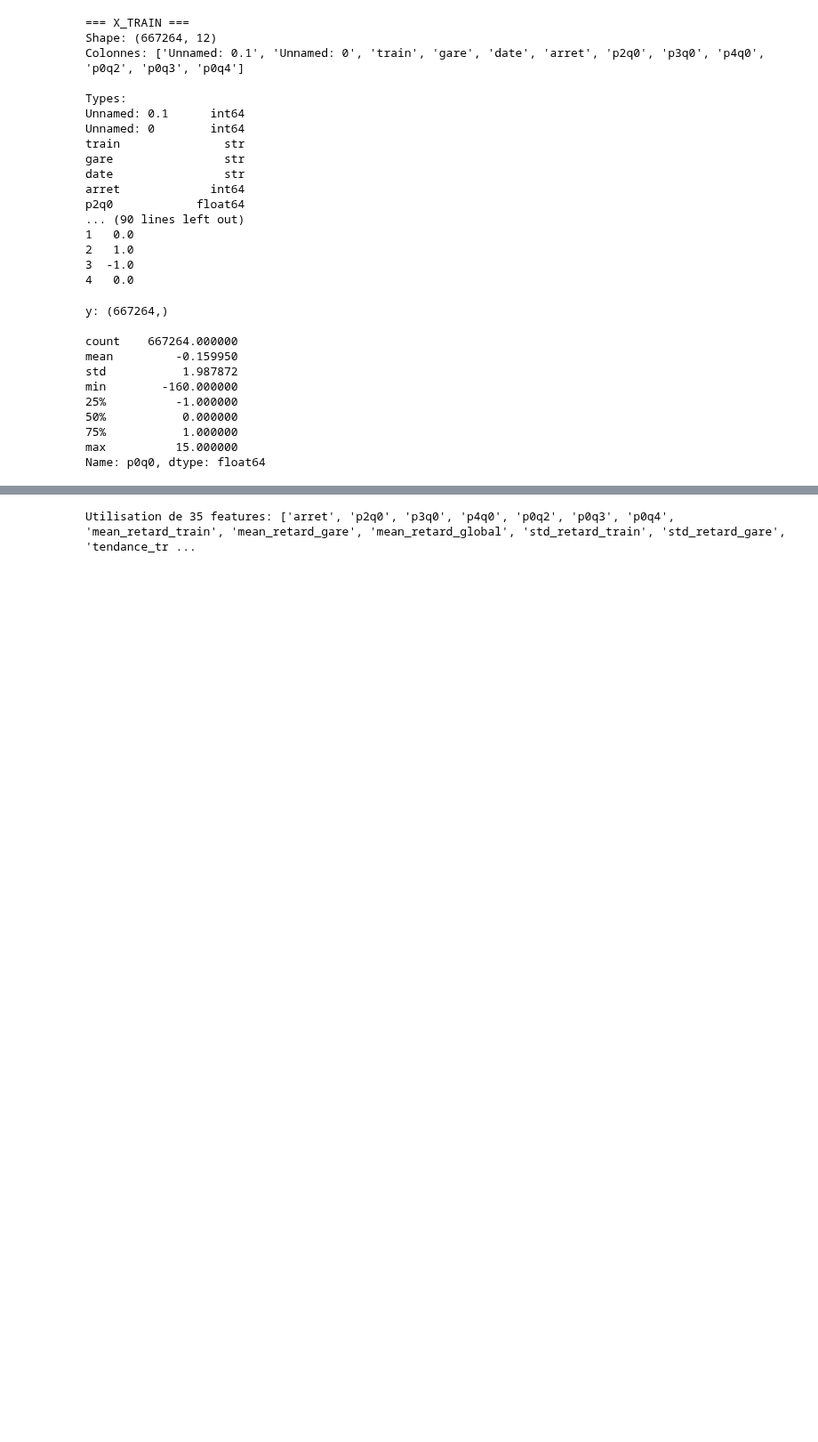
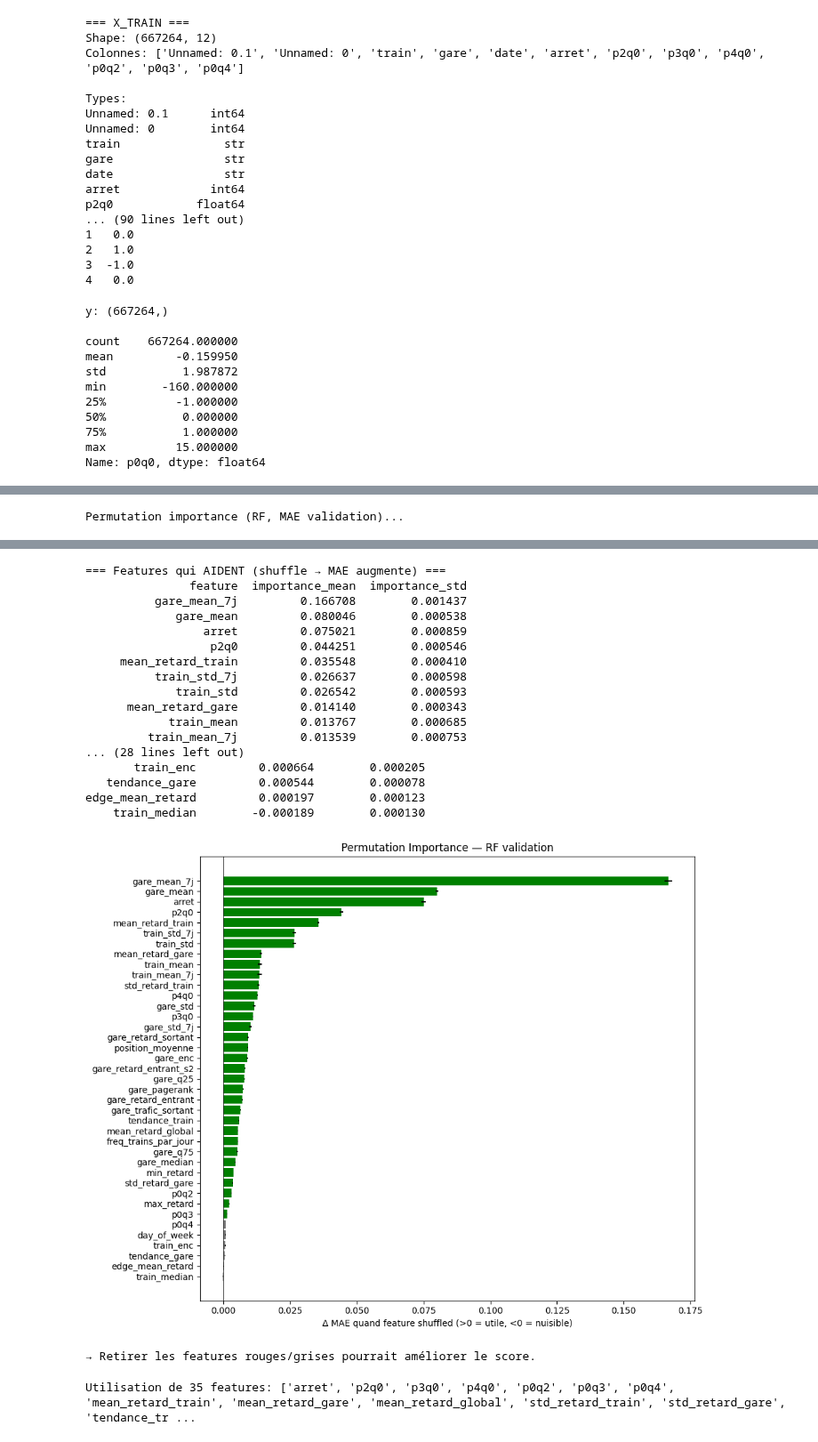
Before and after one commit to Benoit-DAVID-33/Ynov, a Jupyter notebook: semaine_23_03_2026/ML/Transilien_SNCF/test2.ipynb, the cells around one changed output, grey strips where cells are left out. Shown at 89% size. Drawn from its saved outputs; the diff is of its cells as text; code cells hidden in the pictures; blank space fills up the shorter version.

```diff
--- a/semaine_23_03_2026/ML/Transilien_SNCF/test2.ipynb
+++ b/semaine_23_03_2026/ML/Transilien_SNCF/test2.ipynb
@@ -465,0 +465,47 @@ plt.show()
+# %%
+# ===== PERMUTATION IMPORTANCE sur MAE validation =====
+# Shuffle chaque feature 10 fois, mesure l'impact sur MAE
+# Si MAE BAISSE quand on shuffle → la feature NUIT au modèle
+
+from sklearn.inspection import permutation_importance
+
+print("Permutation importance (RF, MAE validation)...")
+perm_result = permutation_importance(
+    model, x_val[FEATURES], y_val,
+    scoring='neg_mean_absolute_error',
+    n_repeats=10,
+    random_state=42,
+    n_jobs=1
+)
+
+perm_df = pd.DataFrame({
+    'feature': FEATURES,
+    'importance_mean': perm_result.importances_mean,
+    'importance_std': perm_result.importances_std
+}).sort_values('importance_mean', ascending=False)
+
+print("\n=== Features qui AIDENT (shuffle → MAE augmente) ===")
+helpful = perm_df[perm_df['importance_mean'] > 0.001]
+print(helpful.to_string(index=False))
+
+print("\n=== Features NEUTRES ou NUISIBLES (shuffle → MAE baisse ou stable) ===")
+harmful = perm_df[perm_df['importance_mean'] <= 0.001]
+print(harmful.to_string(index=False))
+
+# Barplot
+import matplotlib.pyplot as plt
+fig, ax = plt.subplots(figsize=(10, 8))
+colors = ['green' if v > 0.001 else ('red' if v < -0.001 else 'gray')
+          for v in perm_df['importance_mean']]
+ax.barh(perm_df['feature'], perm_df['importance_mean'], xerr=perm_df['importance_std'], color=colors)
+ax.axvline(x=0, color='black', linewidth=0.5)
+ax.set_xlabel('Δ MAE quand feature shuffled (>0 = utile, <0 = nuisible)')
+ax.set_title('Permutation Importance — RF validation')
+ax.invert_yaxis()
+plt.tight_layout()
+plt.savefig('permutation_importance.png', dpi=100, bbox_inches='tight')
+plt.show()
+
+print(f"\n→ Retirer les features rouges/grises pourrait améliorer le score.")
+# %% [output]
+Permutation importance (RF, MAE validation)...
@@ -466,3 +529,22 @@ plt.show()
+=== Features qui AIDENT (shuffle → MAE augmente) ===
+               feature  importance_mean  importance_std
+          gare_mean_7j         0.166708        0.001437
+             gare_mean         0.080046        0.000538
+                 arret         0.075021        0.000859
+                  p2q0         0.044251        0.000546
+     mean_retard_train         0.035548        0.000410
+          train_std_7j         0.026637        0.000598
+             train_std         0.026542        0.000593
+      mean_retard_gare         0.014140        0.000343
+            train_mean         0.013767        0.000685
+         train_mean_7j         0.013539        0.000753
+... (28 lines left out)
+       train_enc         0.000664        0.000205
+   tendance_gare         0.000544        0.000078
+edge_mean_retard         0.000197        0.000123
+    train_median        -0.000189        0.000130
+[figure, added]
+→ Retirer les features rouges/grises pourrait améliorer le score.
 # %%
 # Pas de filtrage de features — on garde toutes les features
 print(f"Utilisation de {len(FEATURES)} features: {FEATURES}")
```
Also changed, not shown: parts of 10 cells of this notebook, 25 other files.
